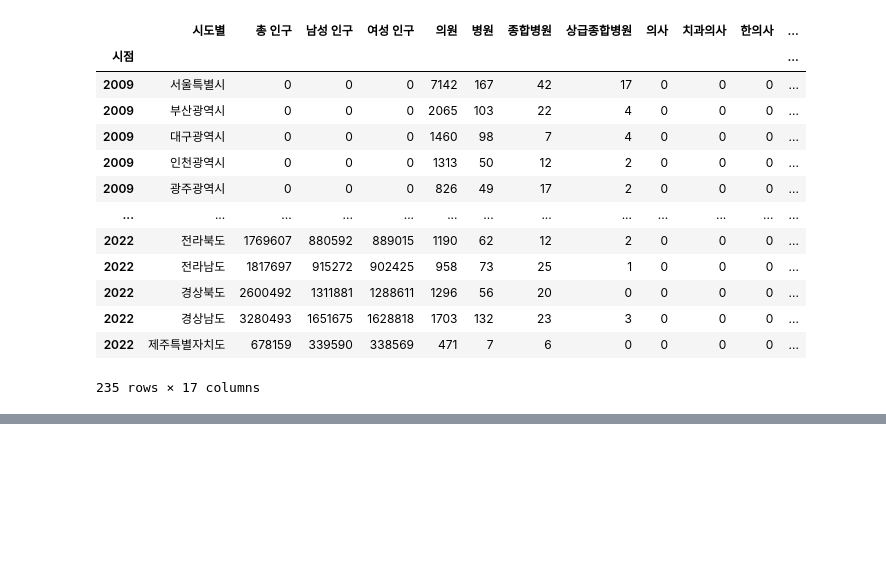
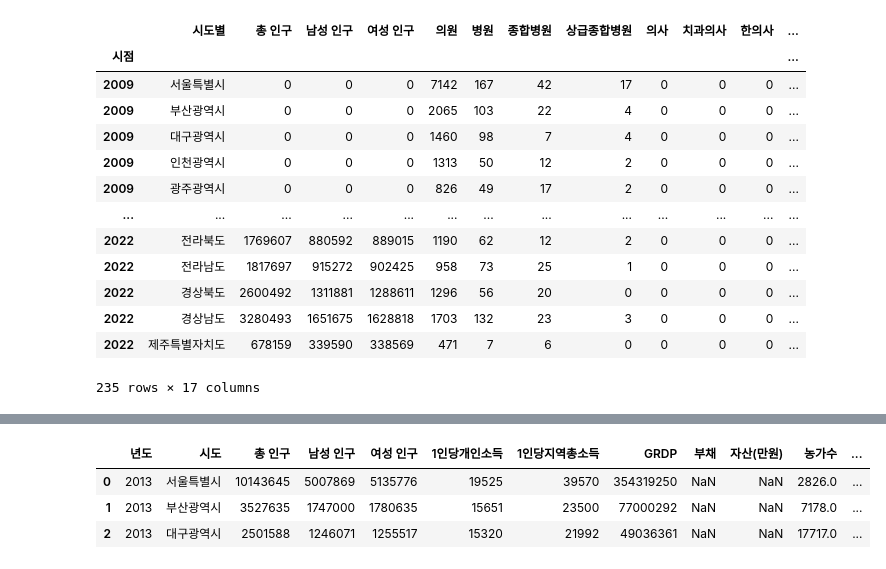
Before and after one commit to vxornjs11/Pytone_Flutter, a Jupyter notebook: Note/00. First 취합.ipynb, the cells around one changed output, grey strips where cells are left out. Saved outputs shown, nothing was run; the diff lists cells and outputs as text; code cells hidden in the pictures; blank space fills up the shorter version.

```diff
--- a/Note/00. First 취합.ipynb
+++ b/Note/00. First 취합.ipynb
@@ -179,0 +232,8 @@ df
+# %%
+mergedGRDPetc = pd.read_csv('../Data/sanghyuk/mergedGRDPetc.csv', index_col=0)
+mergedGRDPetc.head(3)
+# %% [output]
+|  | 년도 | 시도 | 총 인구 | 남성 인구 | 여성 인구 | 1인당개인소득 | 1인당지역총소득 | GRDP | 부채 | 자산(만원) | 농가수 | ... |
+| 0 | 2013 | 서울특별시 | 10143645 | 5007869 | 5135776 | 19525 | 39570 | 354319250 | NaN | NaN | 2826.0 | ... |
+| 1 | 2013 | 부산광역시 | 3527635 | 1747000 | 1780635 | 15651 | 23500 | 77000292 | NaN | NaN | 7178.0 | ... |
+| 2 | 2013 | 대구광역시 | 2501588 | 1246071 | 1255517 | 15320 | 21992 | 49036361 | NaN | NaN | 17717.0 | ... |
```
Also changed, not shown: parts of 8 cells of this notebook, 5 other files.
